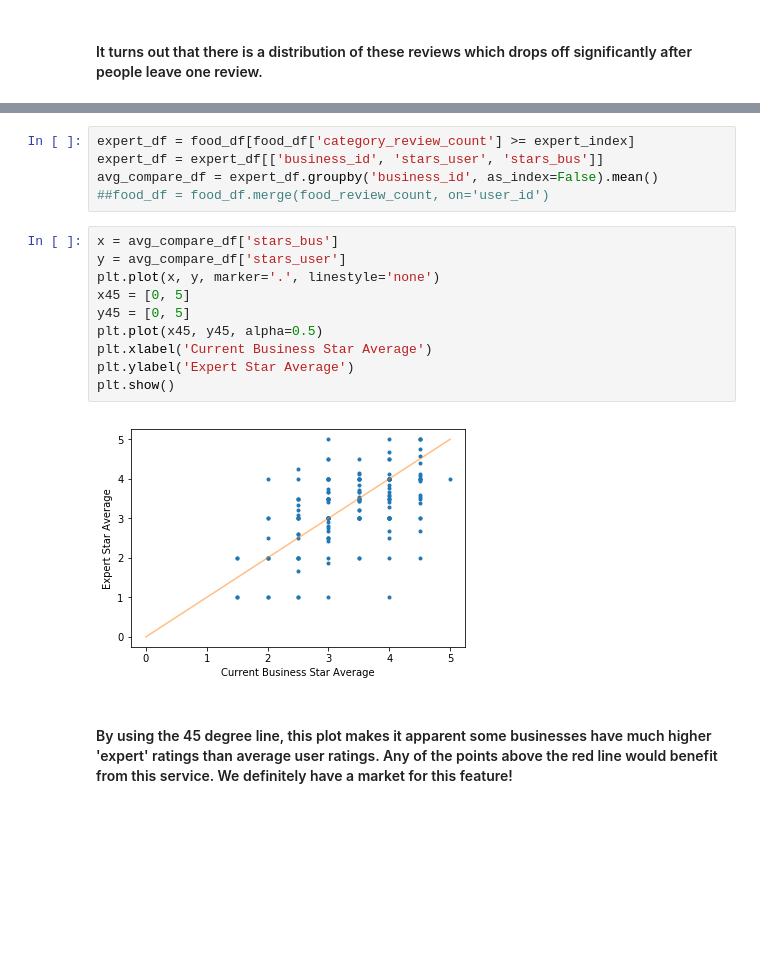
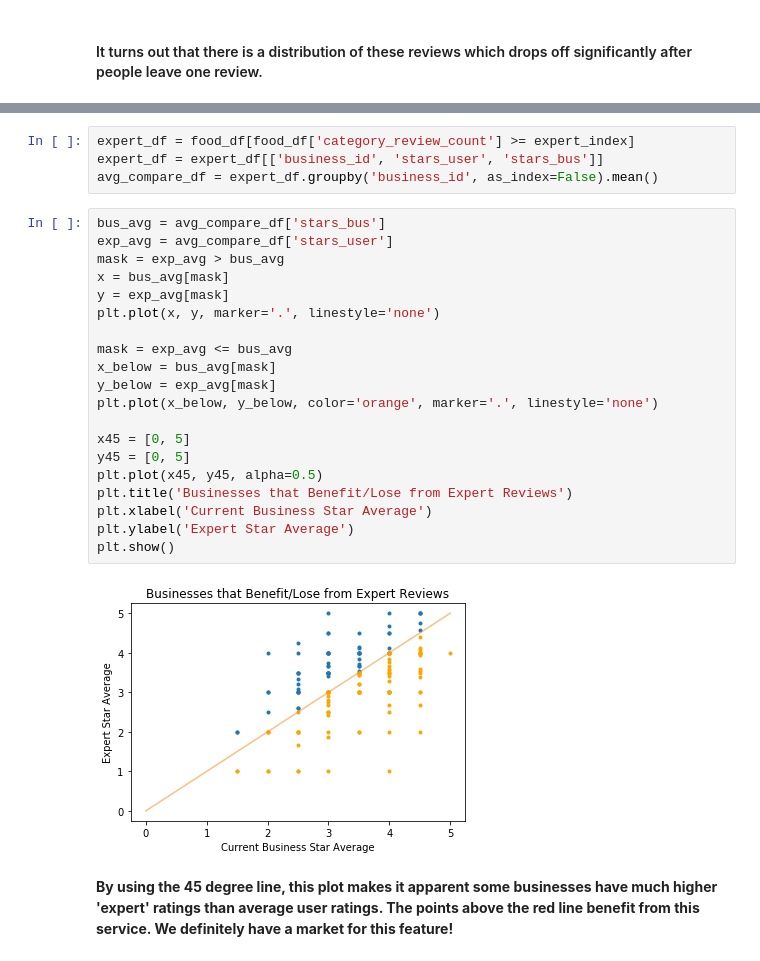
Before and after one commit to ReillyProudsworth/CapstoneOne, a Jupyter notebook: Making_Experts.ipynb, the cells around one changed output, grey strips where cells are left out. Drawn from its saved outputs; the diff is of its cells as text; blank space fills up the shorter version.

```diff
--- a/Making_Experts.ipynb
+++ b/Making_Experts.ipynb
@@ -101,18 +96,27 @@ experts_df.head()
 expert_df = food_df[food_df['category_review_count'] >= expert_index]
 expert_df = expert_df[['business_id', 'stars_user', 'stars_bus']]
 avg_compare_df = expert_df.groupby('business_id', as_index=False).mean()
-##food_df = food_df.merge(food_review_count, on='user_id')
 # %%
-x = avg_compare_df['stars_bus']
-y = avg_compare_df['stars_user']
+bus_avg = avg_compare_df['stars_bus']
+exp_avg = avg_compare_df['stars_user']
+mask = exp_avg > bus_avg
+x = bus_avg[mask]
+y = exp_avg[mask]
 plt.plot(x, y, marker='.', linestyle='none')
+
+mask = exp_avg <= bus_avg
+x_below = bus_avg[mask]
+y_below = exp_avg[mask]
+plt.plot(x_below, y_below, color='orange', marker='.', linestyle='none')
+
 x45 = [0, 5]
 y45 = [0, 5]
 plt.plot(x45, y45, alpha=0.5)
+plt.title('Businesses that Benefit/Lose from Expert Reviews')
 plt.xlabel('Current Business Star Average')
 plt.ylabel('Expert Star Average')
 plt.show()
 # %% [output]
-[figure, old version]
+[figure, new version]
 # %% [markdown]
-#### By using the 45 degree line, this plot makes it apparent some businesses have much higher 'expert' ratings than average user ratings.  Any of the points above the red line would benefit from this service.  We definitely have a market for this feature!
+**By using the 45 degree line, this plot makes it apparent some businesses have much higher 'expert' ratings than average user ratings.  The points above the red line benefit from this service.  We definitely have a market for this feature!**
```
Also changed, not shown: parts of 17 cells of this notebook.
